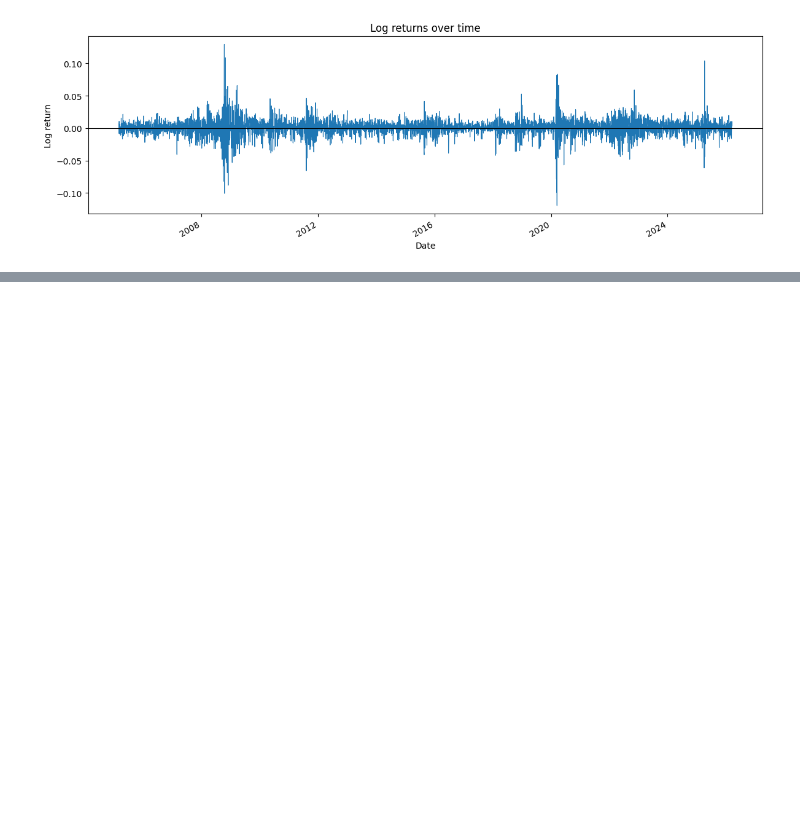
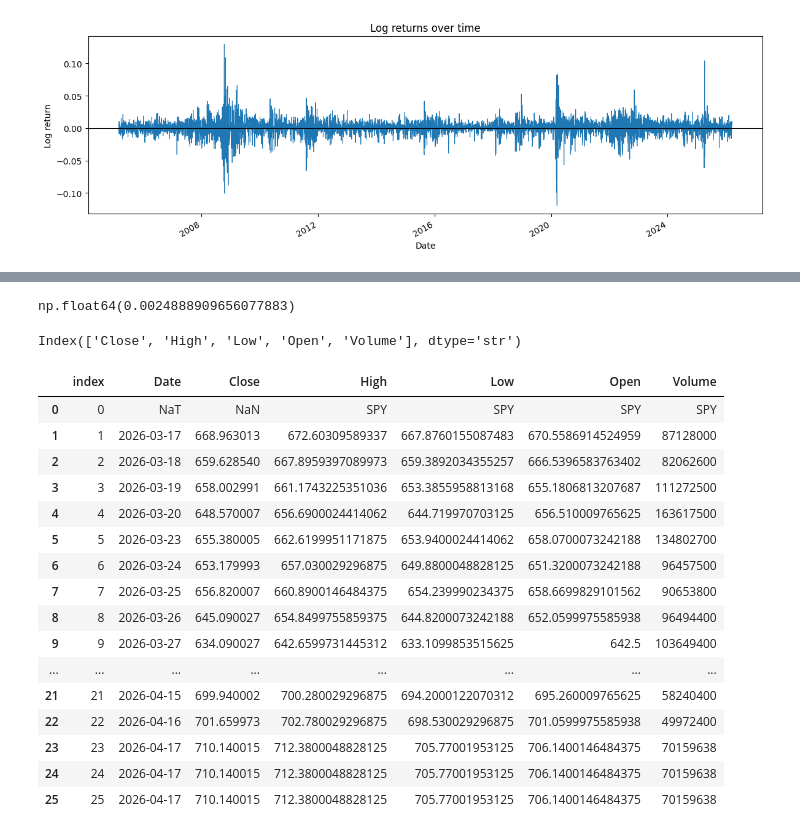
Before and after one commit to sushmita212/Portfolio_Risk_Monitor, a Jupyter notebook: Notebooks/exploration.ipynb, the cells around one changed output, grey strips where cells are left out. Drawn from its saved outputs; the diff is of its cells as text; code cells hidden in the pictures; blank space fills up the shorter version.

Commit message:
data source update

```diff
--- a/Notebooks/exploration.ipynb
+++ b/Notebooks/exploration.ipynb
@@ -287,0 +311,2 @@ plt.show()
+# %%
+df = pd.read_csv("../data/raw/SPY.csv", parse_dates=["Date"], index_col="Date")
@@ -287,0 +330,34 @@ plt.show()
+# %%
+df["Close"] = pd.to_numeric(df["Close"], errors="coerce")
+# %%
+r.mean()
+# %% [output]
+np.float64(0.0024888909656077883)
+# %%
+df.columns = df.columns.get_level_values(0)
+# %%
+df.columns.get_level_values(0)
+# %% [output]
+Index(['Close', 'High', 'Low', 'Open', 'Volume'], dtype='str')
+# %%
+df = df.reset_index()
+# %%
+df
+# %% [output]
+|  | index | Date | Close | High | Low | Open | Volume |
+| 0 | 0 | NaT | NaN | SPY | SPY | SPY | SPY |
+| 1 | 1 | 2026-03-17 | 668.963013 | 672.60309589337 | 667.8760155087483 | 670.5586914524959 | 87128000 |
+| 2 | 2 | 2026-03-18 | 659.628540 | 667.8959397089973 | 659.3892034355257 | 666.5396583763402 | 82062600 |
+| 3 | 3 | 2026-03-19 | 658.002991 | 661.1743225351036 | 653.3855958813168 | 655.1806813207687 | 111272500 |
+| 4 | 4 | 2026-03-20 | 648.570007 | 656.6900024414062 | 644.719970703125 | 656.510009765625 | 163617500 |
+| 5 | 5 | 2026-03-23 | 655.380005 | 662.6199951171875 | 653.9400024414062 | 658.0700073242188 | 134802700 |
+| 6 | 6 | 2026-03-24 | 653.179993 | 657.030029296875 | 649.8800048828125 | 651.3200073242188 | 96457500 |
+| 7 | 7 | 2026-03-25 | 656.820007 | 660.8900146484375 | 654.239990234375 | 658.6699829101562 | 90653800 |
+| 8 | 8 | 2026-03-26 | 645.090027 | 654.8499755859375 | 644.8200073242188 | 652.0599975585938 | 96494400 |
+| 9 | 9 | 2026-03-27 | 634.090027 | 642.6599731445312 | 633.1099853515625 | 642.5 | 103649400 |
+| ... | ... | ... | ... | ... | ... | ... | ... |
+| 21 | 21 | 2026-04-15 | 699.940002 | 700.280029296875 | 694.2000122070312 | 695.260009765625 | 58240400 |
+| 22 | 22 | 2026-04-16 | 701.659973 | 702.780029296875 | 698.530029296875 | 701.0599975585938 | 49972400 |
+| 23 | 23 | 2026-04-17 | 710.140015 | 712.3800048828125 | 705.77001953125 | 706.1400146484375 | 70159638 |
+| 24 | 24 | 2026-04-17 | 710.140015 | 712.3800048828125 | 705.77001953125 | 706.1400146484375 | 70159638 |
+| 25 | 25 | 2026-04-17 | 710.140015 | 712.3800048828125 | 705.77001953125 | 706.1400146484375 | 70159638 |
```
Also changed, not shown: parts of 13 cells of this notebook, 3 other files.
